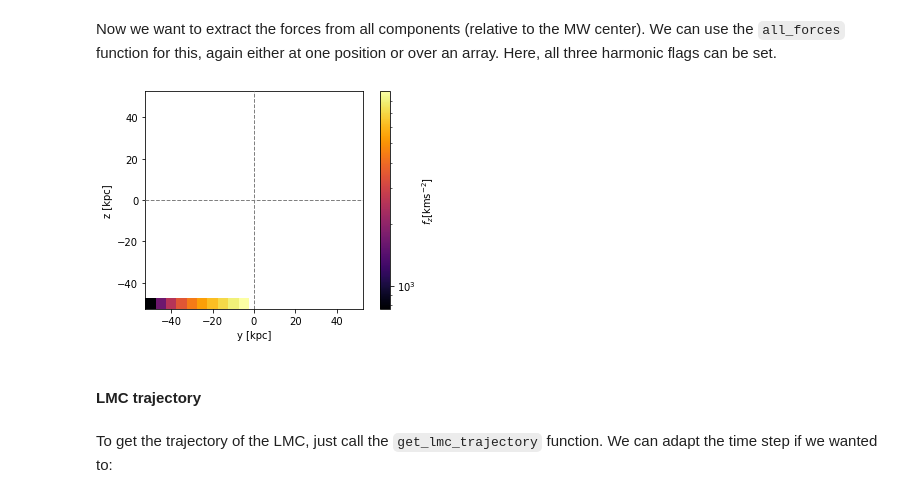
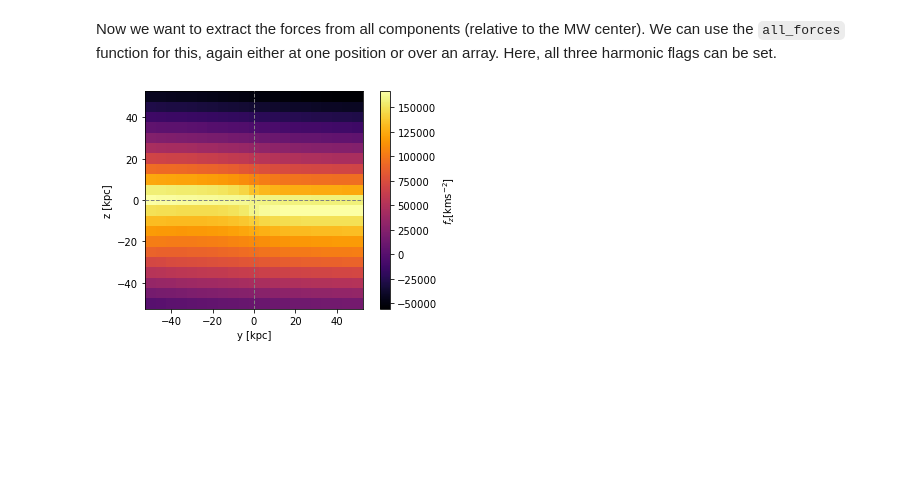
Before and after one commit to michael-petersen/sphexpansion, a Jupyter notebook: tutorial/fields_tutorial.ipynb, the cells around one changed output. Saved outputs shown, nothing was run; the diff lists cells and outputs as text; code cells hidden in the pictures; blank space fills up the shorter version.

```diff
--- a/tutorial/fields_tutorial.ipynb
+++ b/tutorial/fields_tutorial.ipynb
@@ -313,18 +249,13 @@ position or over an array. Here, all three harmonic flags can be set.
 # %%
 forces = Model.all_forces(t=0, x=np.full(len(Y), 0.0), y=Y, z=Z)
 fx, fy, fz = forces[:,0], forces[:,1], forces[:,2]
 
 # Let's have a look at the z-force
 fz = fz.reshape((len(y), len(z)))
 
 fig, ax = mwlmc_plot.plot_forces(Ym, Zm, fz,
-                                  cmap = plt.cm.inferno,
-                                  norm = LogNorm())
+                                 cmap = plt.cm.inferno)
+
 plt.show()
 # %% [output]
-[figure, old version]
+[figure, new version]
-# %% [markdown]
-#### LMC trajectory
-# %% [markdown]
-To get the trajectory of the LMC, just call the `get_lmc_trajectory` function.
-We can adapt the time step if we wanted to:
```
Also changed, not shown: parts of 11 cells of this notebook, 2 other files.
